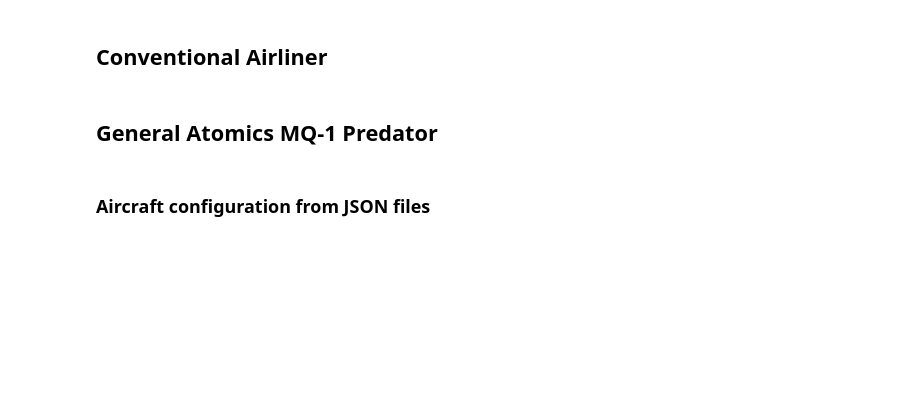
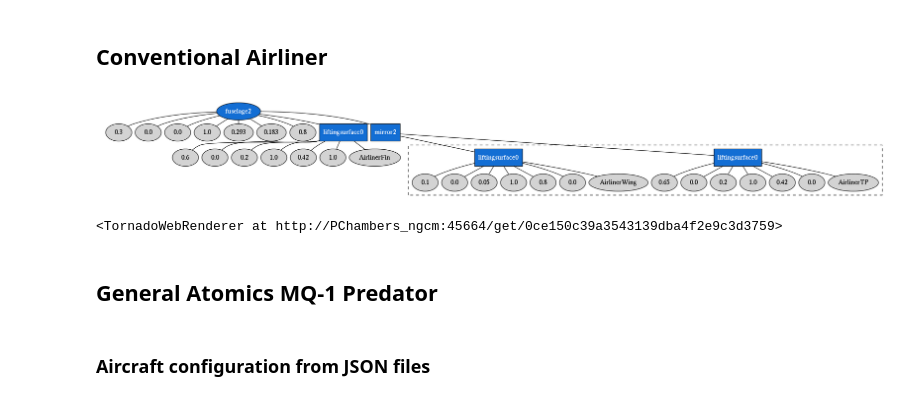
Before and after one commit to p-chambers/occ_airconics, a Jupyter notebook: examples/notebooks/evolve_aircraft_configuration.ipynb, the cells around one changed output. Saved outputs shown, nothing was run; the diff lists cells and outputs as text; code cells hidden in the pictures; blank space fills up the shorter version.

```diff
--- a/examples/notebooks/evolve_aircraft_configuration.ipynb
+++ b/examples/notebooks/evolve_aircraft_configuration.ipynb
@@ -116,19 +128,22 @@ Image(dotgraph.create_png())
 # %% [markdown]
 ## Conventional Airliner
 # %%
-expr_string = """fuselage2(0.3, 0., 0., 1., 0.293, 0.183, 0.38,
+expr_string = """fuselage2(0.3, 0., 0., 1., 0.293, 0.183, 0.8,
             liftingsurface0(0.6, 0., 0.2, 1., 0.42, 1.0, AirlinerFin) mirror2(
                 liftingsurface0(0.65, 0., 0.2, 1., 0.42, 0., AirlinerTP), liftingsurface0( 0.1, 0., 0.05, 1., 0.8, 0., AirlinerWing)))"""
 
 topo = topo_tools.from_string(expr_string)
 
 renderer = TornadoWebRenderer()
 
 topo.Display(renderer)
 
 display(Image(topo.pydot_graph().create_png()))
 
 renderer
+# %% [output]
+[figure, added]
+<TornadoWebRenderer at http://PChambers_ngcm:45664/get/0ce150c39a3543139dba4f2e9c3d3759>
 # %% [markdown]
 ## General Atomics MQ-1 Predator
 # %% [markdown]
```
Also changed, not shown: parts of 17 cells of this notebook, 2 other files.
